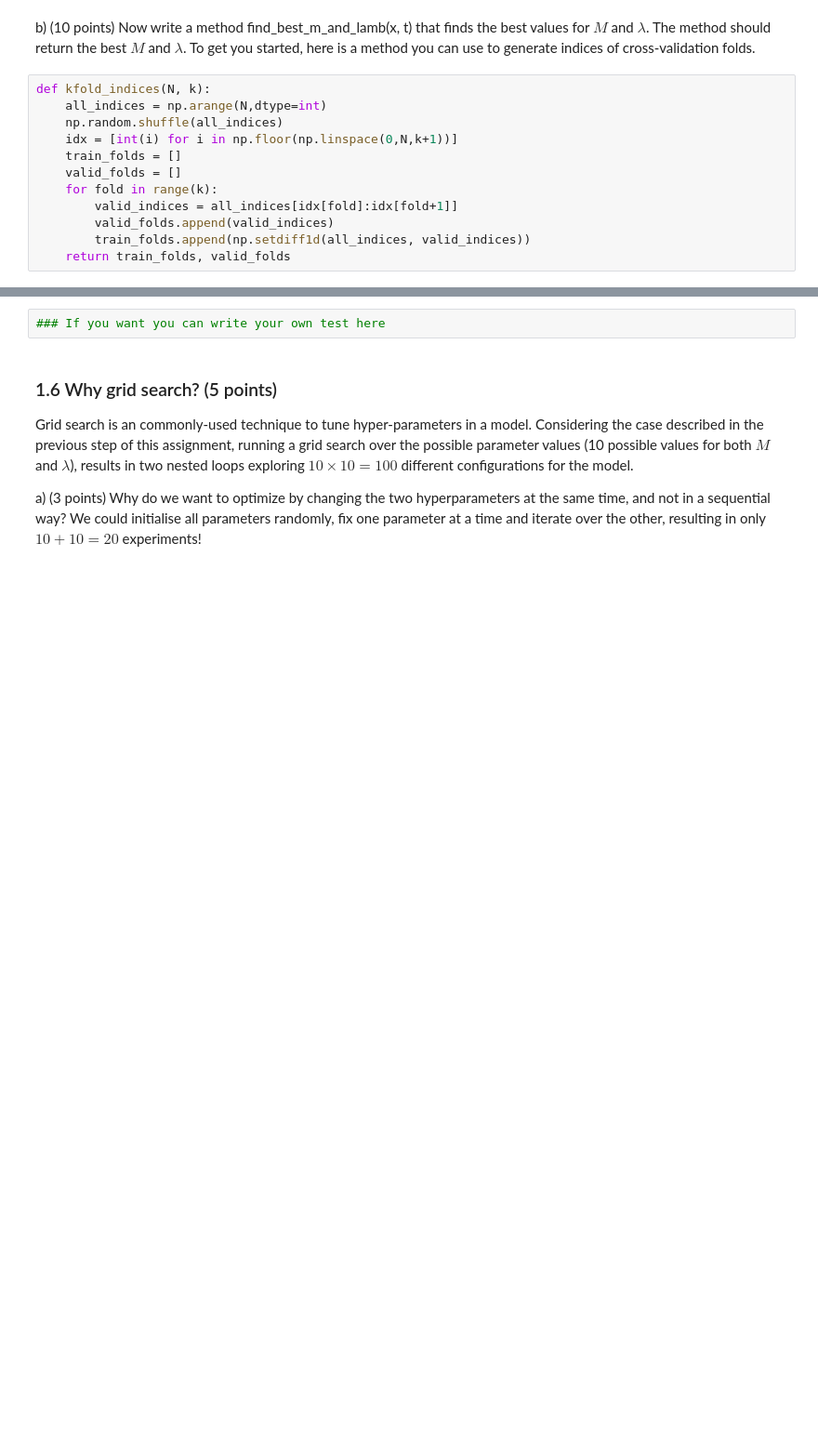
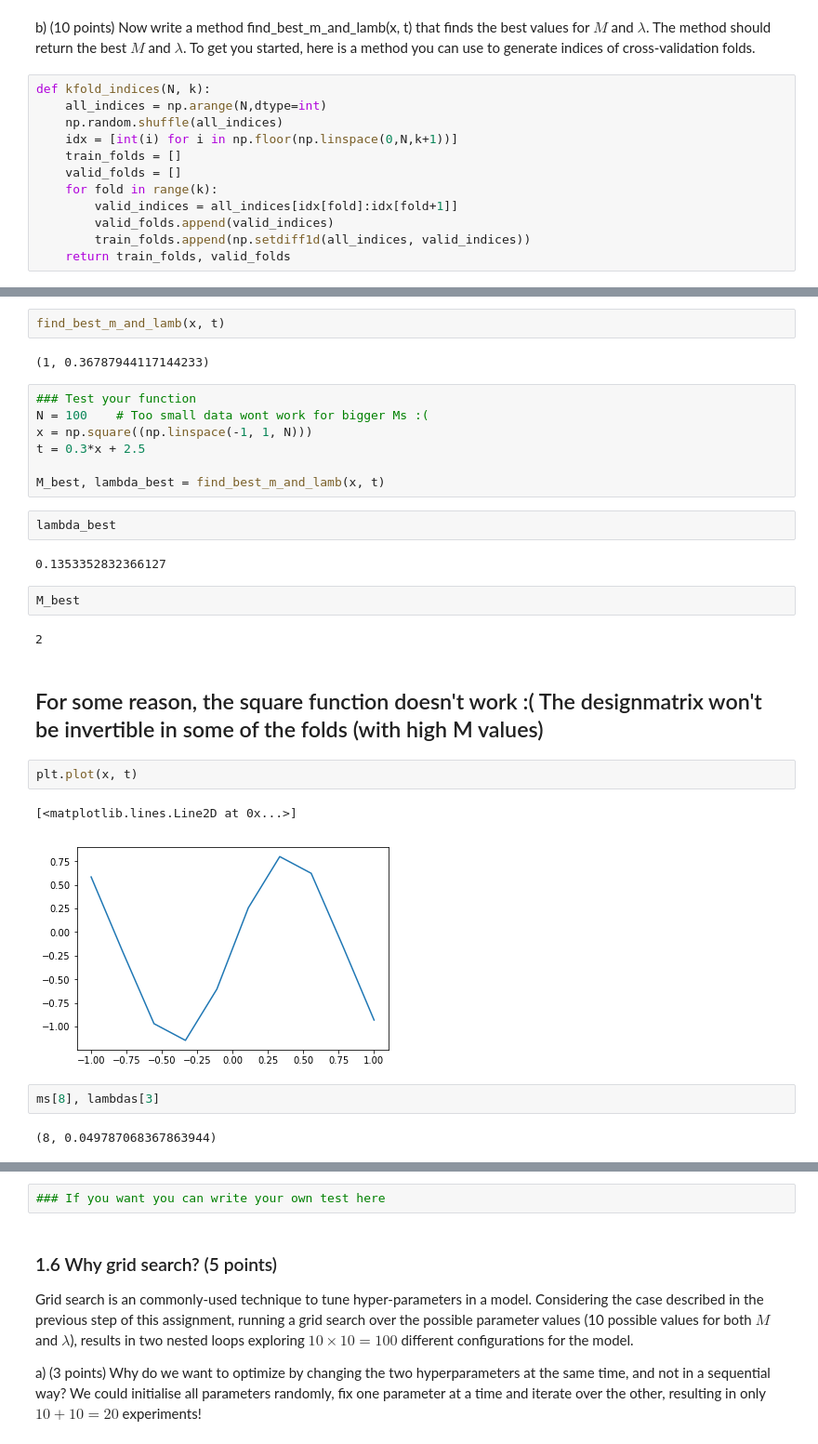
Before and after one commit to Curlykonda/machine-learning-1, a Jupyter notebook: lab1/lab1-daniel.ipynb, the cells around one changed output, grey strips where cells are left out. Shown: that part at 93% size. Cells and saved outputs as stored; diff of their text form; blank space fills up the shorter version.

```diff
--- a/lab1/lab1-daniel.ipynb
+++ b/lab1/lab1-daniel.ipynb
@@ -341,0 +435,30 @@ def find_best_m_and_lamb(x, t):
+# %%
+find_best_m_and_lamb(x, t)
+# %% [output]
+(1, 0.36787944117144233)
+# %%
+### Test your function
+N = 100    # Too small data wont work for bigger Ms :(
+x = np.square((np.linspace(-1, 1, N)))
+t = 0.3*x + 2.5
+
+M_best, lambda_best = find_best_m_and_lamb(x, t)
+# %%
+lambda_best
+# %% [output]
+0.1353352832366127
+# %%
+M_best
+# %% [output]
+2
+# %% [markdown]
+## For some reason, the square function doesn't work :( The designmatrix won't be invertible in some of the folds (with high M values)
+# %%
+plt.plot(x, t)
+# %% [output]
+[<matplotlib.lines.Line2D at 0x...>]
+[figure, added]
+# %%
+ms[8], lambdas[3]
+# %% [output]
+(8, 0.049787068367863944)
```
Also changed, not shown: parts of 28 cells of this notebook.
